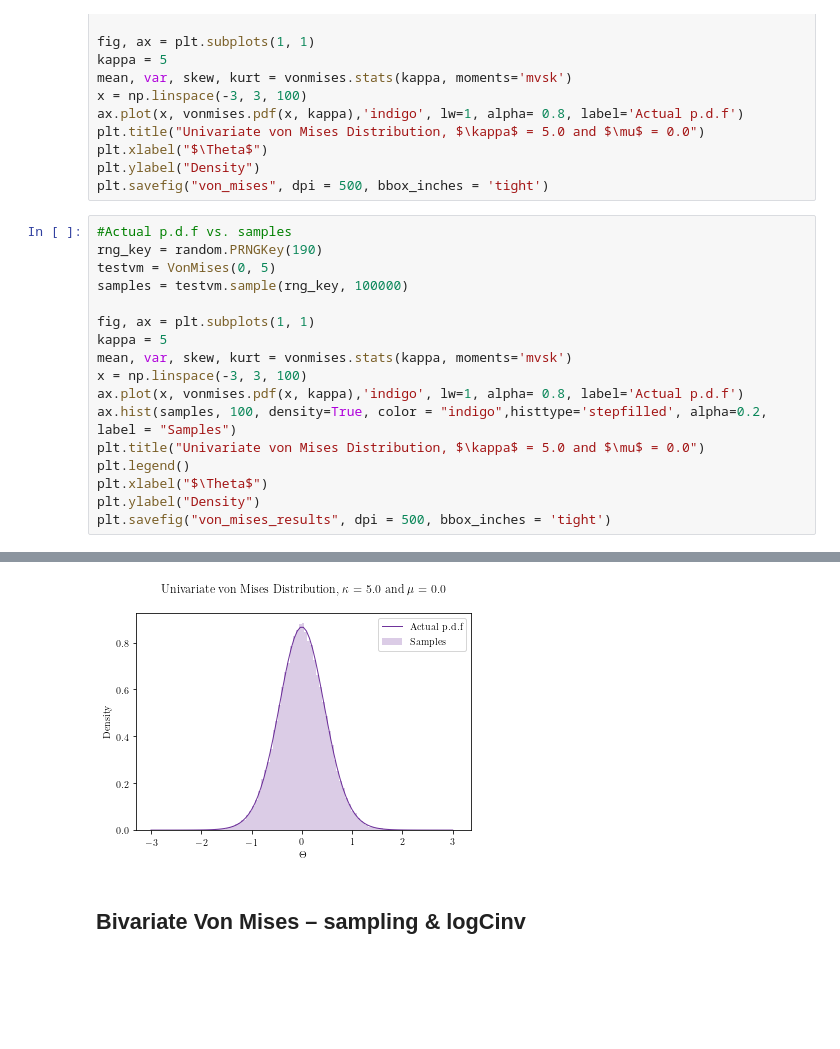
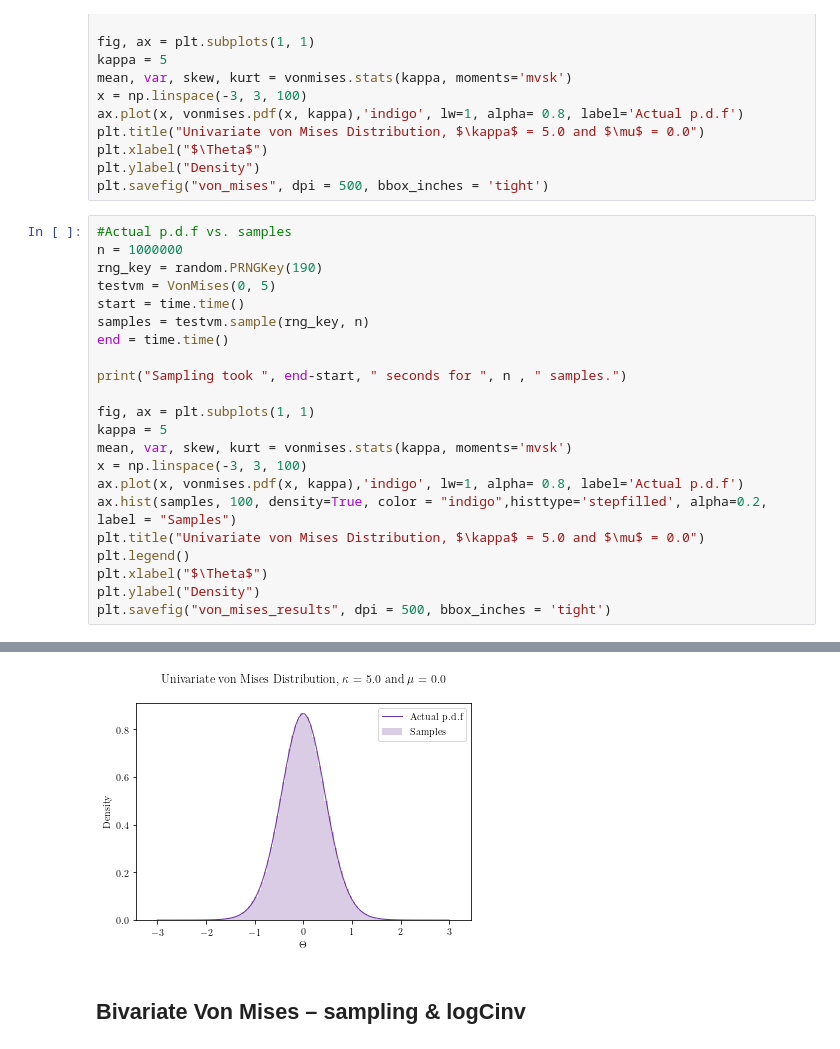
Before and after one commit to teemuronkko/Bioinformatics_Project, a Jupyter notebook: Univariate and Bivariate Von Mises Distributions Numpyro.ipynb, the cells around one changed output, grey strips where cells are left out. Cells and saved outputs as stored; diff of their text form; blank space fills up the shorter version.

```diff
--- a/Univariate and Bivariate Von Mises Distributions Numpyro.ipynb
+++ b/Univariate and Bivariate Von Mises Distributions Numpyro.ipynb
@@ -186,9 +186,14 @@ plt.ylabel("Density")
 plt.savefig("von_mises", dpi = 500, bbox_inches = 'tight')
 # %%
 #Actual p.d.f vs. samples
+n = 1000000
 rng_key = random.PRNGKey(190)
 testvm = VonMises(0, 5)
-samples = testvm.sample(rng_key, 100000)
+start = time.time()
+samples = testvm.sample(rng_key, n)
+end = time.time()
+
+print("Sampling took ", end-start, " seconds for ", n , " samples.")
 
 fig, ax = plt.subplots(1, 1)
 kappa = 5
@@ -206,4 +212,4 @@ WARNING:matplotlib.font_manager:findfont: Font family ['serif'] not found. Falli
-[figure, old version]
+[figure, new version]
 # %% [markdown]
 ## Bivariate Von Mises – sampling & logCinv
 # %%
```
Also changed, not shown: parts of 1 cell of this notebook, 5 other files.
